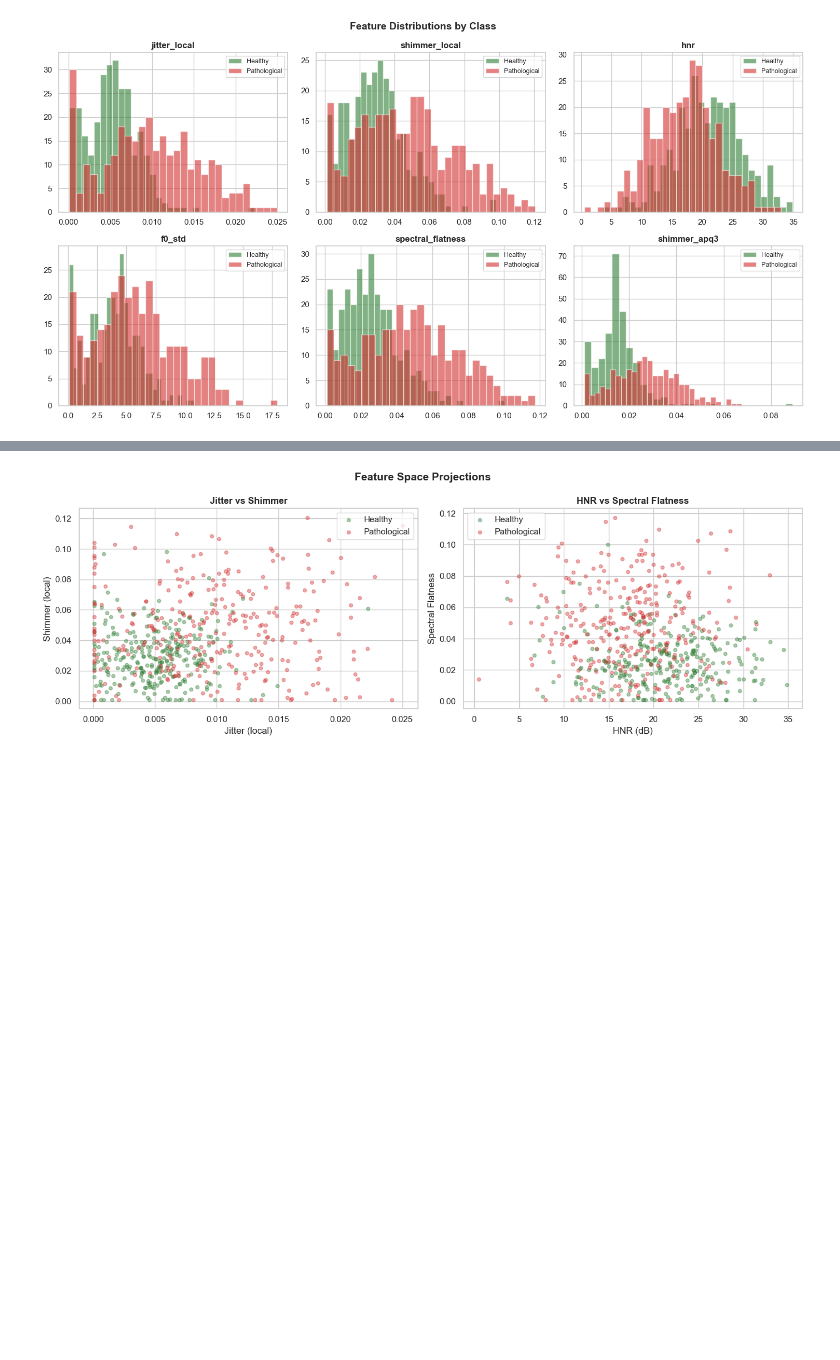
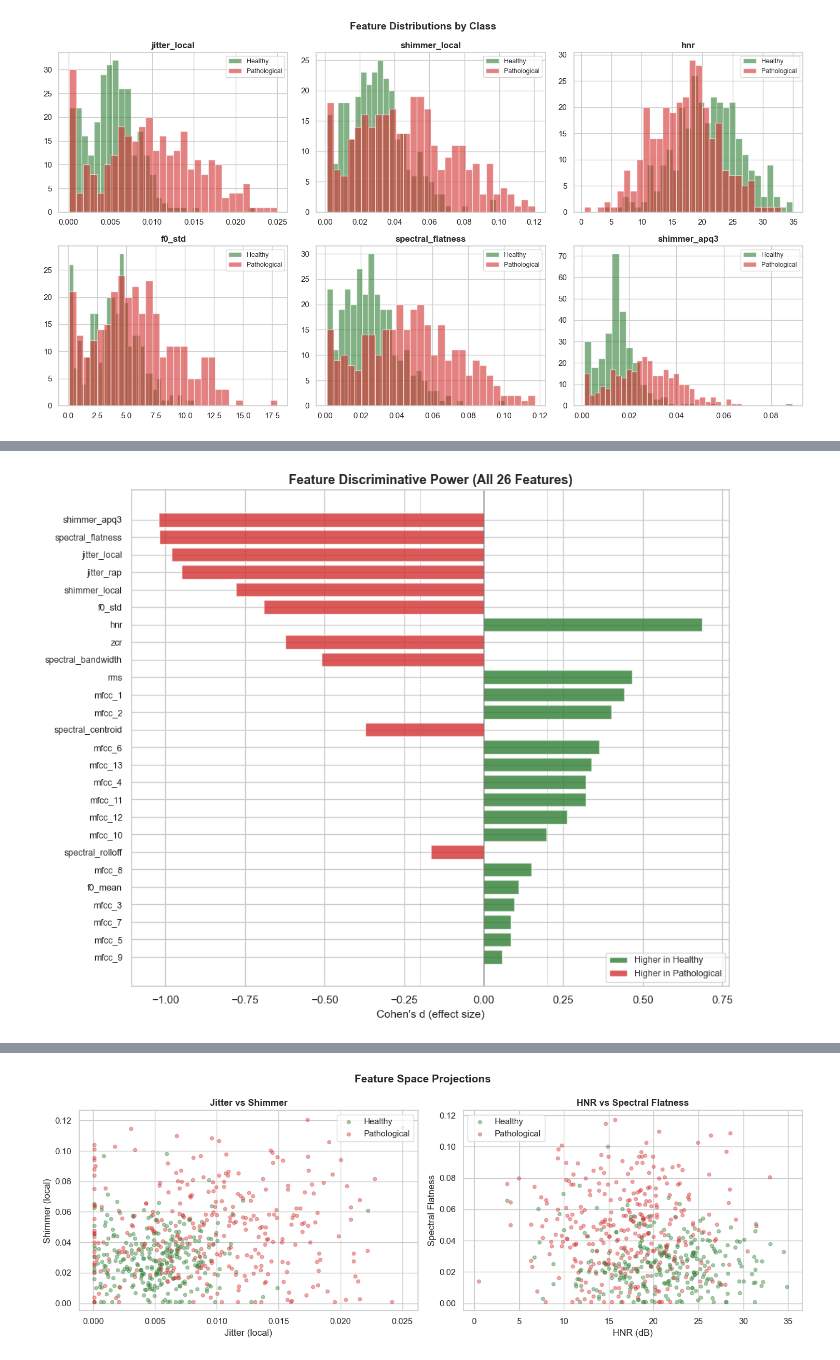
Before and after one commit to erinerinchan/vocalpath-acoustic-biomarker, a Jupyter notebook: notebooks/eda.ipynb, the cells around one changed output, grey strips where cells are left out. Saved outputs shown, nothing was run; the diff lists cells and outputs as text; code cells hidden in the pictures; blank space fills up the shorter version.

```diff
--- a/notebooks/eda.ipynb
+++ b/notebooks/eda.ipynb
@@ -66,8 +146,8 @@ plt.show()
 # %%
 fig, axes = plt.subplots(1, 4, figsize=(16, 5))
 for ax, feat in zip(axes, ['jitter_local', 'shimmer_local', 'hnr', 'f0_std']):
-    sns.boxplot(data=df, x='label_name', y=feat, ax=ax,
-                palette={'Healthy': '#2e7d32', 'Pathological': '#d32f2f'})
+    sns.boxplot(data=df, x='label_name', y=feat, ax=ax, hue='label_name',
+                palette={'Healthy': '#2e7d32', 'Pathological': '#d32f2f'}, legend=False)
     ax.set_xlabel('')
     ax.set_title(feat, fontweight='bold')
 plt.suptitle('Clinical Biomarker Comparison', fontsize=14, fontweight='bold')
@@ -109,0 +211,30 @@ plt.show()
+# %%
+all_effects = []
+for feat in feature_cols:
+    d = cohens_d(healthy[feat], pathological[feat])
+    all_effects.append({'Feature': feat, "Cohen's d": d, 'Abs d': abs(d)})
+
+effects_df = pd.DataFrame(all_effects).sort_values('Abs d', ascending=True)
+
+colors = ['#2e7d32' if d > 0 else '#d32f2f' for d in effects_df["Cohen's d"]]
+
+fig, ax = plt.subplots(figsize=(10, 8))
+ax.barh(range(len(effects_df)), effects_df["Cohen's d"].values, color=colors, alpha=0.8)
+ax.set_yticks(range(len(effects_df)))
+ax.set_yticklabels(effects_df['Feature'].values, fontsize=9)
+ax.axvline(x=0, color='black', linewidth=0.5)
+ax.axvline(x=0.2, color='gray', linewidth=0.5, linestyle='--', alpha=0.5)
+ax.axvline(x=-0.2, color='gray', linewidth=0.5, linestyle='--', alpha=0.5)
+ax.axvline(x=0.5, color='gray', linewidth=0.5, linestyle='--', alpha=0.3)
+ax.axvline(x=-0.5, color='gray', linewidth=0.5, linestyle='--', alpha=0.3)
+ax.set_xlabel("Cohen's d (effect size)", fontsize=11)
+ax.set_title('Feature Discriminative Power (All 26 Features)', fontsize=13, fontweight='bold')
+
+from matplotlib.patches import Patch
+legend_elements = [Patch(facecolor='#2e7d32', alpha=0.8, label='Higher in Healthy'),
+                   Patch(facecolor='#d32f2f', alpha=0.8, label='Higher in Pathological')]
+ax.legend(handles=legend_elements, loc='lower right', fontsize=9)
+plt.tight_layout()
+plt.show()
+# %% [output]
+[figure, added]
```
Also changed, not shown: parts of 25 cells of this notebook.
